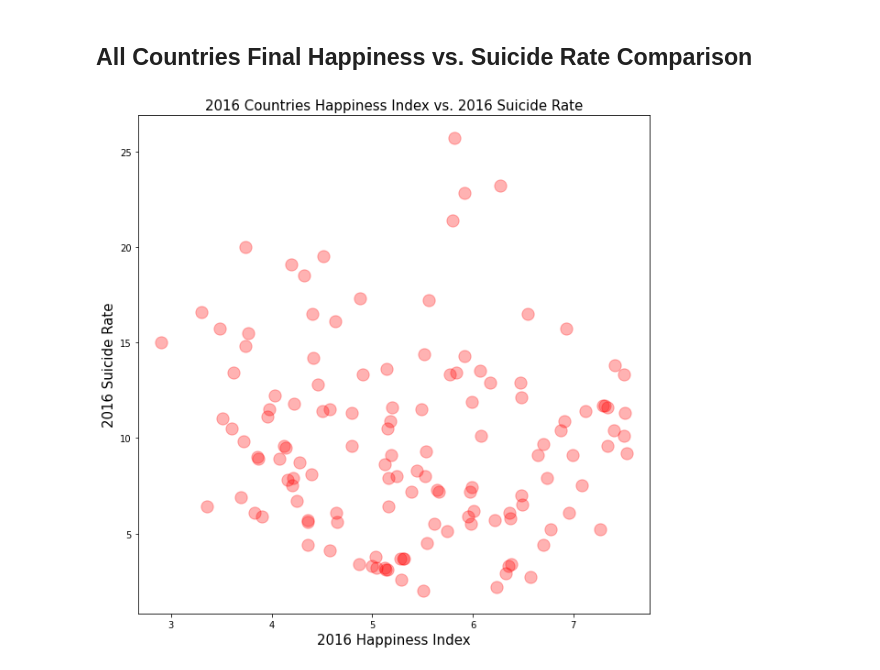
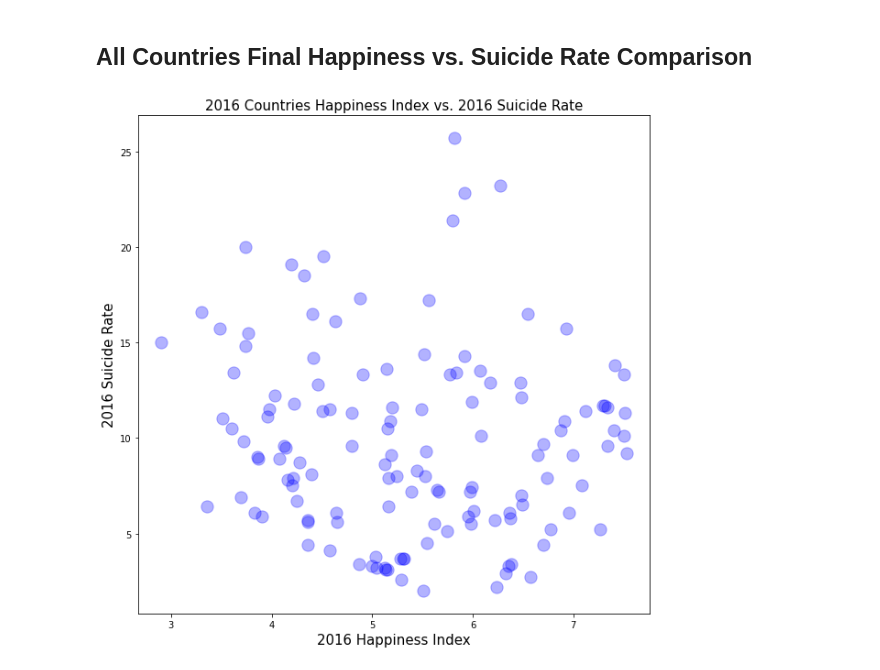
Before and after one commit to TBBSparks/Team-Happiness, a Jupyter notebook: Suicide_Analysis.ipynb, the cells around one changed output. Cells and saved outputs as stored; diff of their text form; code cells hidden in the pictures.

```diff
--- a/Suicide_Analysis.ipynb
+++ b/Suicide_Analysis.ipynb
@@ -136,16 +177,16 @@ plt.savefig("Plot_3")
 # %%
 all_Happy_Score=merged_df["Happiness Score"]
 all_Suicide_Rate=merged_df["2016"]
 # s=np.random.random(157)
 
-plt.scatter(all_Happy_Score,all_Suicide_Rate,alpha=0.3,s=175,c="red")
+plt.scatter(all_Happy_Score,all_Suicide_Rate,alpha=0.3,s=175,c="blue")
 plt.title("2016 Countries Happiness Index vs. 2016 Suicide Rate",fontsize=15)
 plt.ylabel("2016 Suicide Rate",fontsize=15)
 plt.xlabel("2016 Happiness Index",fontsize=15)
 plt.rc('xtick', labelsize=10)
 plt.rc('ytick', labelsize=10)
 plt.rcParams["figure.figsize"]=(10,10)
 plt.savefig("Plot_4")
 plt.show()
 # %% [output]
-[figure, old version]
+[figure, new version]
```
Also changed, not shown: parts of 8 cells of this notebook, 3 other files.
